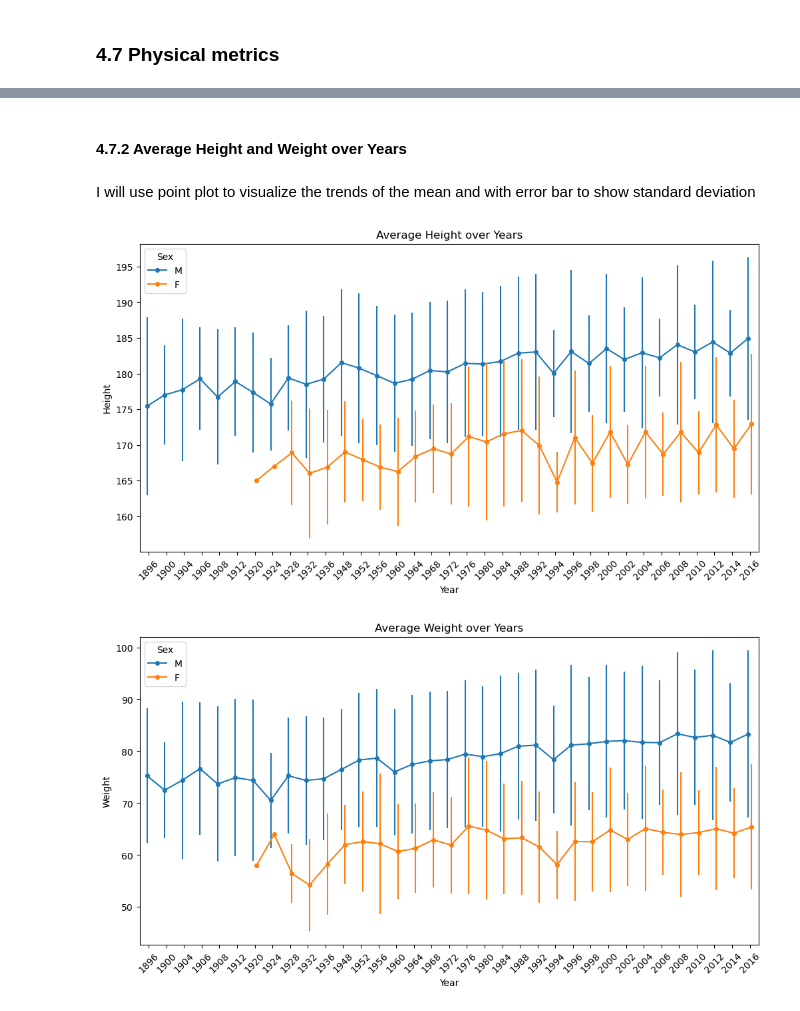
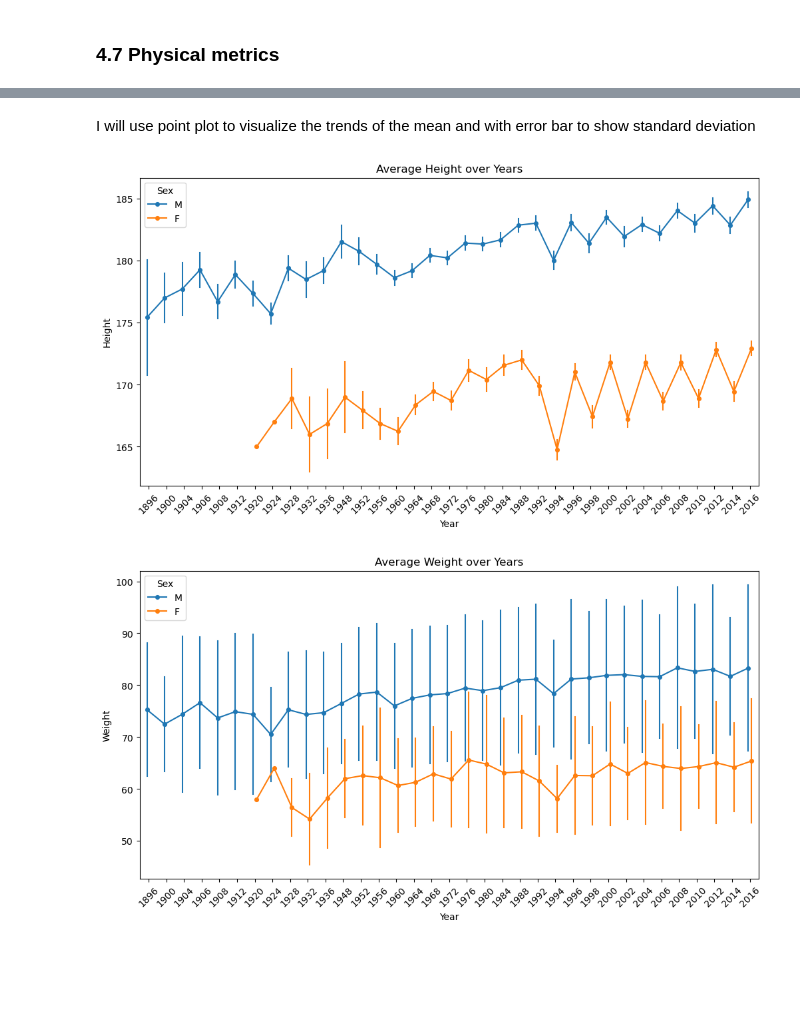
Before and after one commit to DucNinhVo/olympic-games, a Jupyter notebook: olympic_games.ipynb, the cells around one changed output, grey strips where cells are left out. Cells and saved outputs as stored; diff of their text form; code cells hidden in the pictures; blank space fills up the shorter version.

```diff
--- a/olympic_games.ipynb
+++ b/olympic_games.ipynb
@@ -645,14 +671,12 @@ gold_medalists[(gold_medalists['Weight'] >= 160)]
-# %% [markdown]
-#### 4.7.2 Average Height and Weight over Years
 # %% [markdown]
 I will use point plot to visualize the trends of the mean and with error bar to show standard deviation
 # %%
 plt.figure(figsize=(12,6))
-sns.pointplot(height_weight,x='Year',y='Height',hue='Sex',dodge=0.2,markersize=4,linewidth=1.5,errorbar='sd').set_title('Average Height over Years')
+sns.pointplot(height_weight,x='Year',y='Height',hue='Sex',dodge=0.2,markersize=4,linewidth=1.5,errorbar='se').set_title('Average Height over Years')
 plt.xticks(rotation=45)
 plt.show()
 # %% [output]
-[figure, old version]
+[figure, new version]
 # %%
 plt.figure(figsize=(12,6))
 sns.pointplot(height_weight,x='Year',y='Weight',hue='Sex',dodge=0.2,markersize=4,linewidth=1.5,errorbar='sd').set_title('Average Weight over Years')
```
Also changed, not shown: parts of 31 cells of this notebook.
